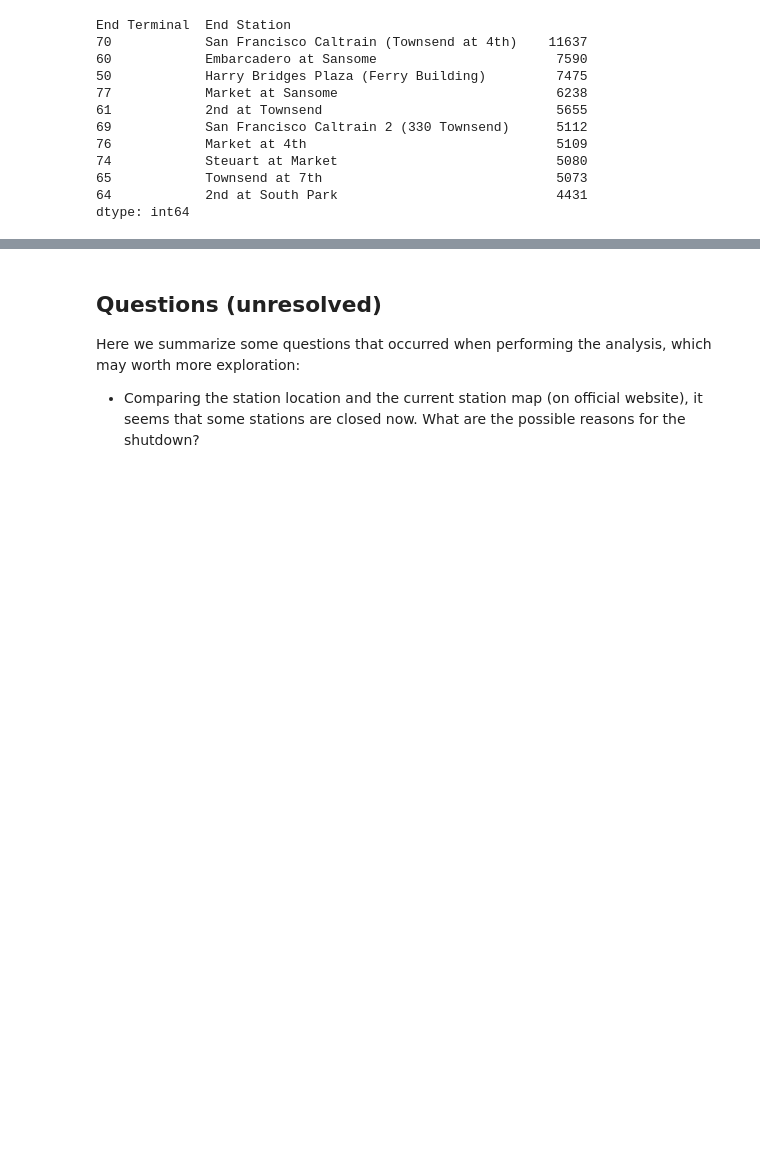
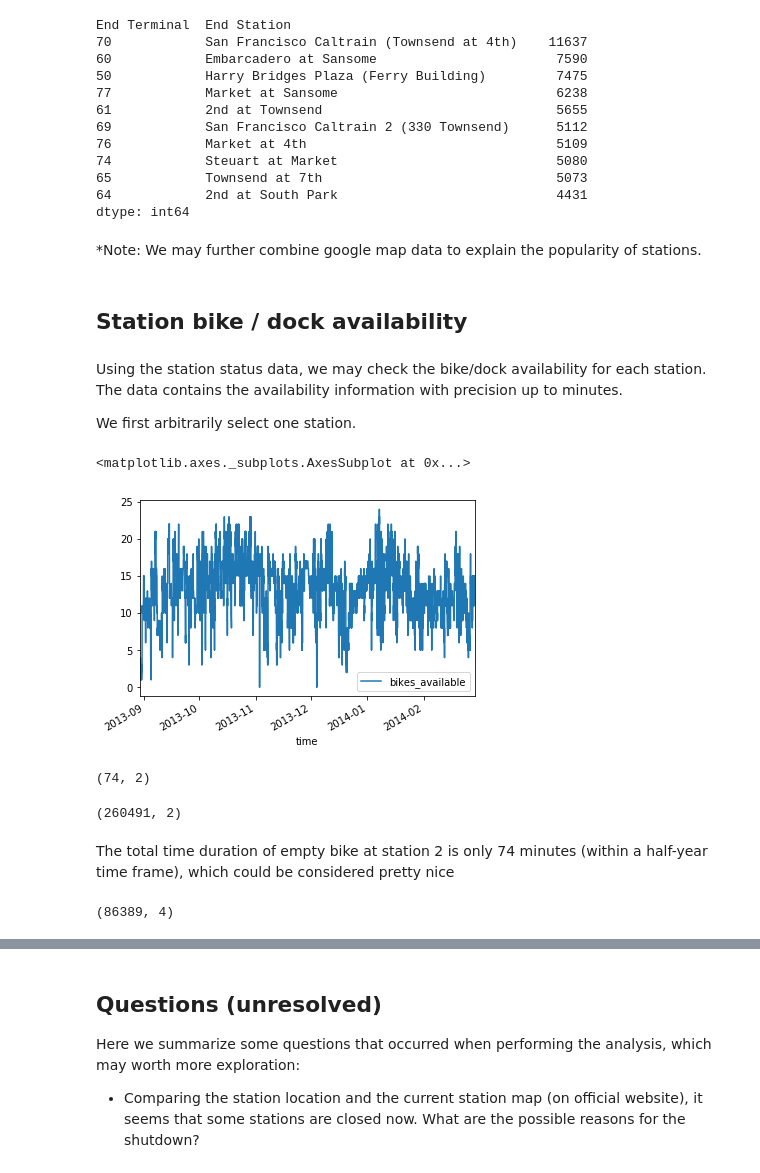
Before and after one commit to 2204bestdvd/Springboard-capstone, a Jupyter notebook: bike_share_eda.ipynb, the cells around one changed output, grey strips where cells are left out. Saved outputs shown, nothing was run; the diff lists cells and outputs as text; code cells hidden in the pictures; blank space fills up the shorter version.

Commit message:
Update station status data analysis

```diff
--- a/bike_share_eda.ipynb
+++ b/bike_share_eda.ipynb
@@ -189,3 +219,35 @@ End Terminal  End Station
 65            Townsend at 7th                              5073
 64            2nd at South Park                            4431
 dtype: int64
+# %% [markdown]
+*Note: We may further combine google map data to explain the popularity of stations.
+# %% [markdown]
+## Station bike / dock availability
+# %% [markdown]
+Using the station status data, we may check the bike/dock availability for each station. The data contains the availability information with precision up to minutes.
+
+We first arbitrarily select one station.
+# %%
+station_status = pd.read_csv('data/201402_babs_open_data/201402_status_data.csv')
+station2_bike = station_status[station_status.station_id == 2][['bikes_available', 'time']]
+# %%
+station2_bike.time = pd.to_datetime(station2_bike.time)
+station2_bike.plot(x='time', y='bikes_available')
+# %% [output]
+<matplotlib.axes._subplots.AxesSubplot at 0x...>
+[figure, added]
+# %%
+station2_bike[station2_bike.bikes_available == 0].shape
+# %% [output]
+(74, 2)
+# %%
+station2_bike.shape
+# %% [output]
+(260491, 2)
+# %% [markdown]
+The total time duration of empty bike at station 2 is only 74 minutes (within a half-year time frame), which could be considered pretty nice
+# %%
+# Total time duration that a station has no bikes available
+station_status[station_status.bikes_available == 0].shape
+# %% [output]
+(86389, 4)
```
Also changed, not shown: parts of 9 cells of this notebook.
